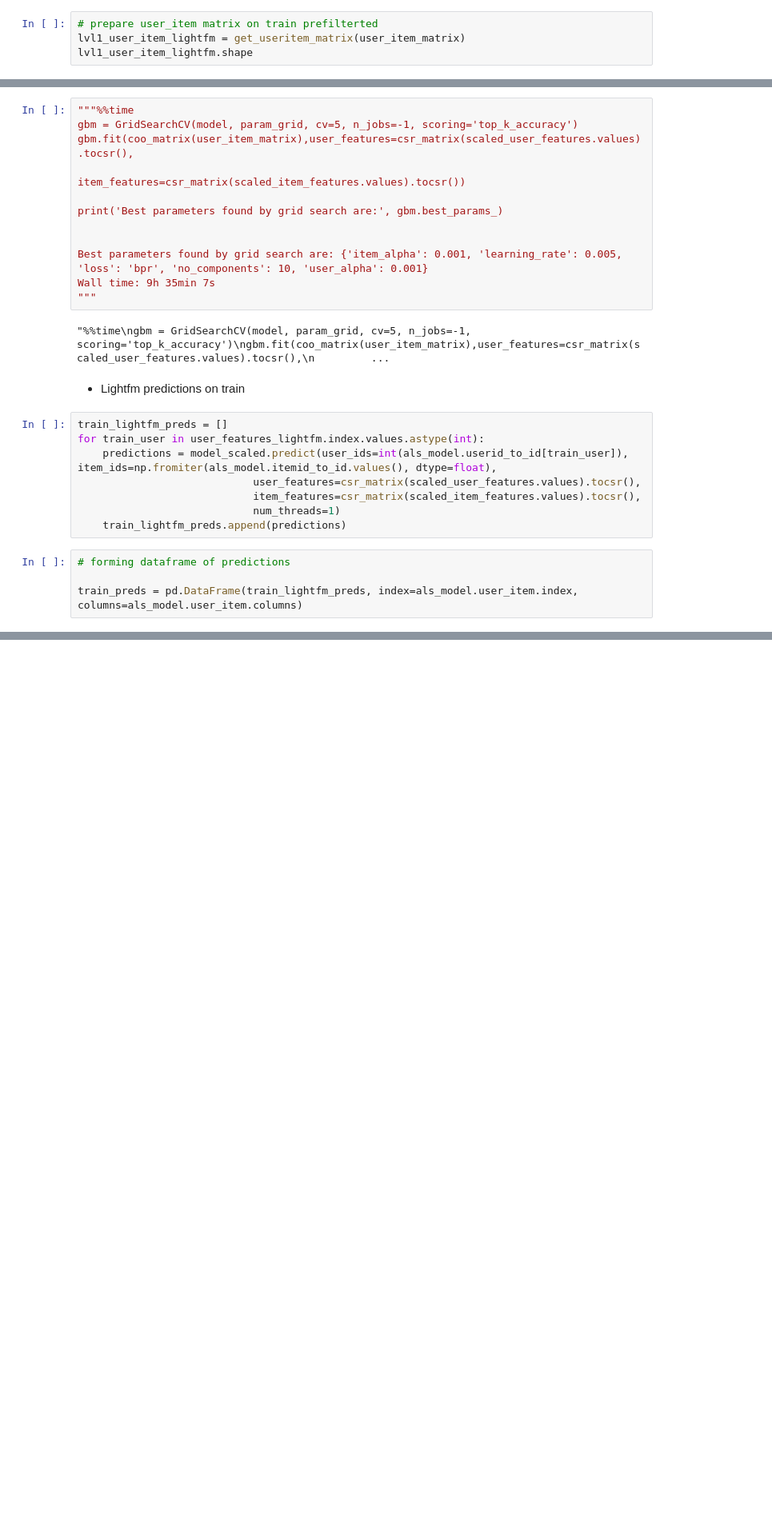
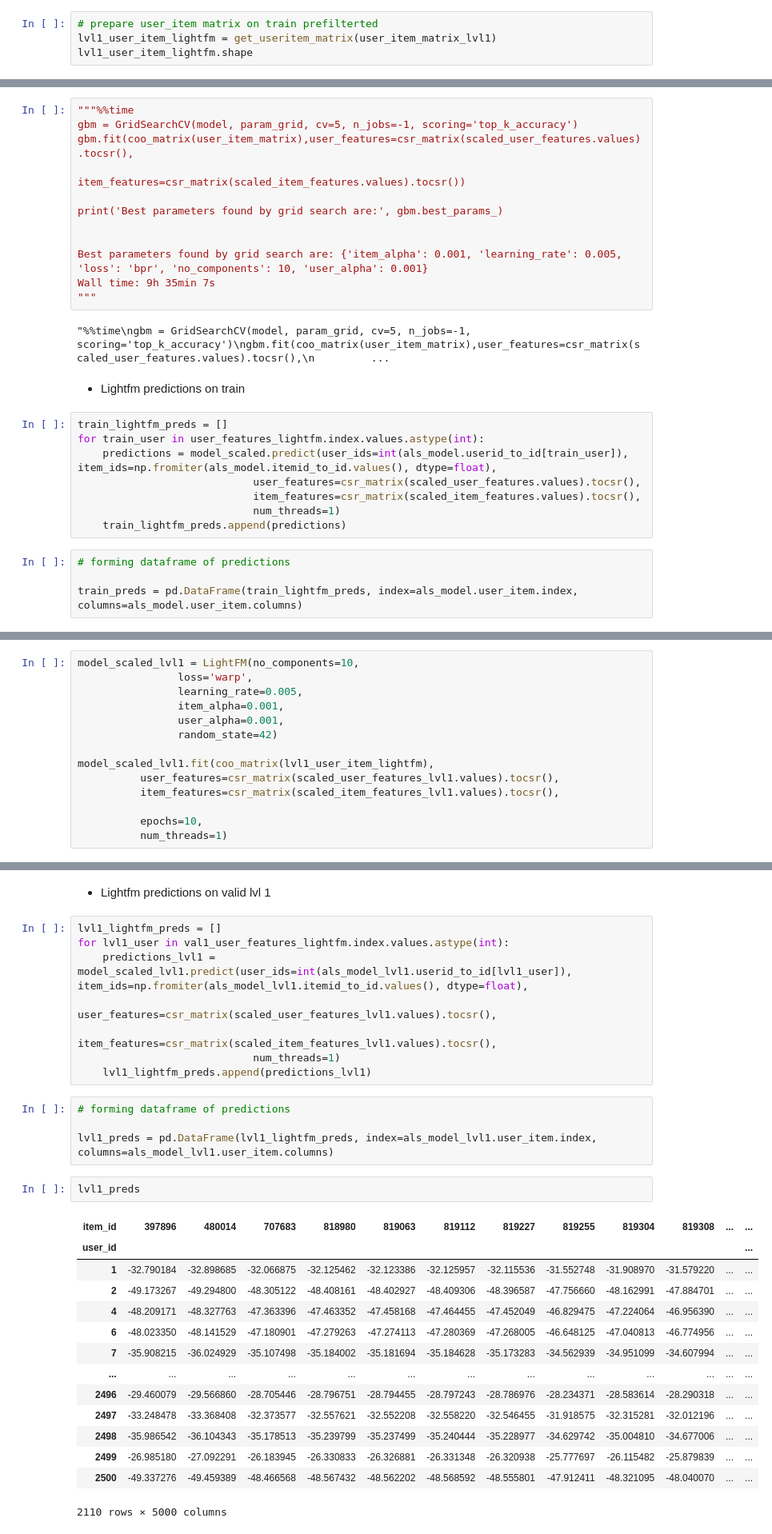
Before and after one commit to aldalinde/ReSys, a Jupyter notebook: final_project/rs_project.ipynb, the cells around one changed output, grey strips where cells are left out. Shown at 80% size. Cells and saved outputs as stored; diff of their text form; blank space fills up the shorter version.

```diff
--- a/final_project/rs_project.ipynb
+++ b/final_project/rs_project.ipynb
@@ -344,6 +342,6 @@ item_features_lightfm.head(2)
 * on prefiltered validation level 1
 # %%
 # prepare user_item matrix on train prefilterted
-lvl1_user_item_lightfm = get_useritem_matrix(user_item_matrix)
+lvl1_user_item_lightfm = get_useritem_matrix(user_item_matrix_lvl1)
 lvl1_user_item_lightfm.shape
 # %% [output]
@@ -553,0 +687,14 @@ np.mean(pres_users)
+# %%
+model_scaled_lvl1 = LightFM(no_components=10,
+                loss='warp',
+                learning_rate=0.005,
+                item_alpha=0.001,
+                user_alpha=0.001,
+                random_state=42)
+
+model_scaled_lvl1.fit(coo_matrix(lvl1_user_item_lightfm),
+          user_features=csr_matrix(scaled_user_features_lvl1.values).tocsr(),
+          item_features=csr_matrix(scaled_item_features_lvl1.values).tocsr(),
+
+          epochs=10,
+          num_threads=1)
@@ -553,0 +712,31 @@ np.mean(pres_users)
+# %% [markdown]
+* Lightfm predictions on valid lvl 1
+# %%
+lvl1_lightfm_preds = []
+for lvl1_user in val1_user_features_lightfm.index.values.astype(int):
+    predictions_lvl1 = model_scaled_lvl1.predict(user_ids=int(als_model_lvl1.userid_to_id[lvl1_user]), item_ids=np.fromiter(als_model_lvl1.itemid_to_id.values(), dtype=float),
+                            user_features=csr_matrix(scaled_user_features_lvl1.values).tocsr(),
+                            item_features=csr_matrix(scaled_item_features_lvl1.values).tocsr(),
+                            num_threads=1)
+    lvl1_lightfm_preds.append(predictions_lvl1)
+# %%
+# forming dataframe of predictions
+
+lvl1_preds = pd.DataFrame(lvl1_lightfm_preds, index=als_model_lvl1.user_item.index, columns=als_model_lvl1.user_item.columns)
+# %%
+lvl1_preds
+# %% [output]
+| item_id | 397896 | 480014 | 707683 | 818980 | 819063 | 819112 | 819227 | 819255 | 819304 | 819308 | ... | ... |
+| user_id |  |  |  |  |  |  |  |  |  |  |  | ... |
+| 1 | -32.790184 | -32.898685 | -32.066875 | -32.125462 | -32.123386 | -32.125957 | -32.115536 | -31.552748 | -31.908970 | -31.579220 | ... | ... |
+| 2 | -49.173267 | -49.294800 | -48.305122 | -48.408161 | -48.402927 | -48.409306 | -48.396587 | -47.756660 | -48.162991 | -47.884701 | ... | ... |
+| 4 | -48.209171 | -48.327763 | -47.363396 | -47.463352 | -47.458168 | -47.464455 | -47.452049 | -46.829475 | -47.224064 | -46.956390 | ... | ... |
+| 6 | -48.023350 | -48.141529 | -47.180901 | -47.279263 | -47.274113 | -47.280369 | -47.268005 | -46.648125 | -47.040813 | -46.774956 | ... | ... |
+| 7 | -35.908215 | -36.024929 | -35.107498 | -35.184002 | -35.181694 | -35.184628 | -35.173283 | -34.562939 | -34.951099 | -34.607994 | ... | ... |
+| ... | ... | ... | ... | ... | ... | ... | ... | ... | ... | ... | ... | ... |
+| 2496 | -29.460079 | -29.566860 | -28.705446 | -28.796751 | -28.794455 | -28.797243 | -28.786976 | -28.234371 | -28.583614 | -28.290318 | ... | ... |
+| 2497 | -33.248478 | -33.368408 | -32.373577 | -32.557621 | -32.552208 | -32.558220 | -32.546455 | -31.918575 | -32.315281 | -32.012196 | ... | ... |
+| 2498 | -35.986542 | -36.104343 | -35.178513 | -35.239799 | -35.237499 | -35.240444 | -35.228977 | -34.629742 | -35.004810 | -34.677006 | ... | ... |
+| 2499 | -26.985180 | -27.092291 | -26.183945 | -26.330833 | -26.326881 | -26.331348 | -26.320938 | -25.777697 | -26.115482 | -25.879839 | ... | ... |
+| 2500 | -49.337276 | -49.459389 | -48.466568 | -48.567432 | -48.562202 | -48.568592 | -48.555801 | -47.912411 | -48.321095 | -48.040070 | ... | ... |
+2110 rows × 5000 columns
```
Also changed, not shown: parts of 76 cells of this notebook, 1 other file.
